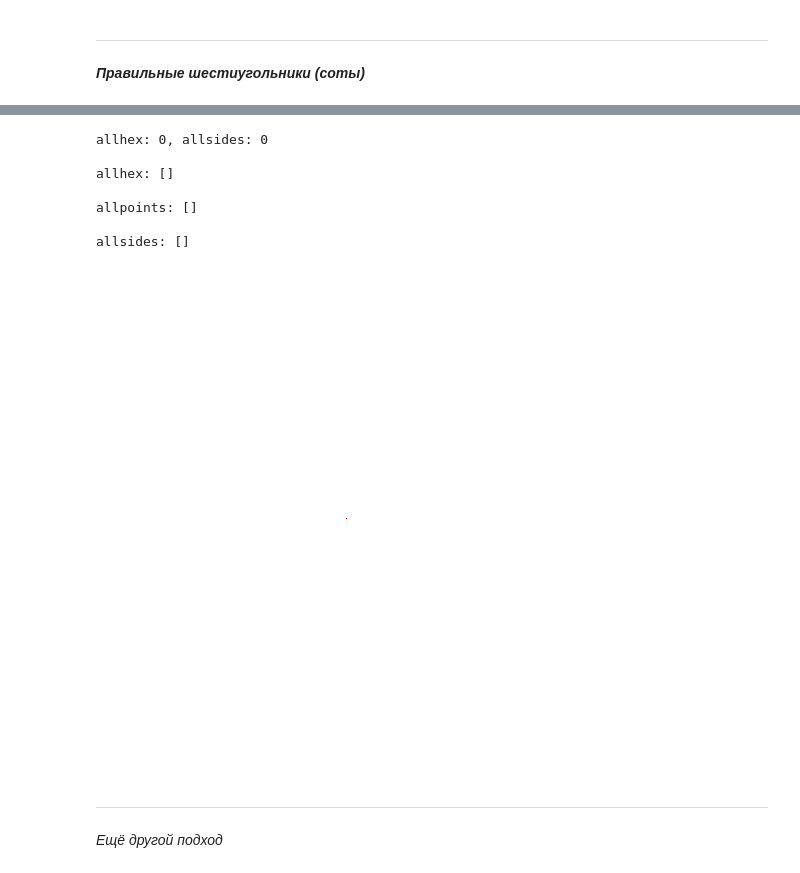
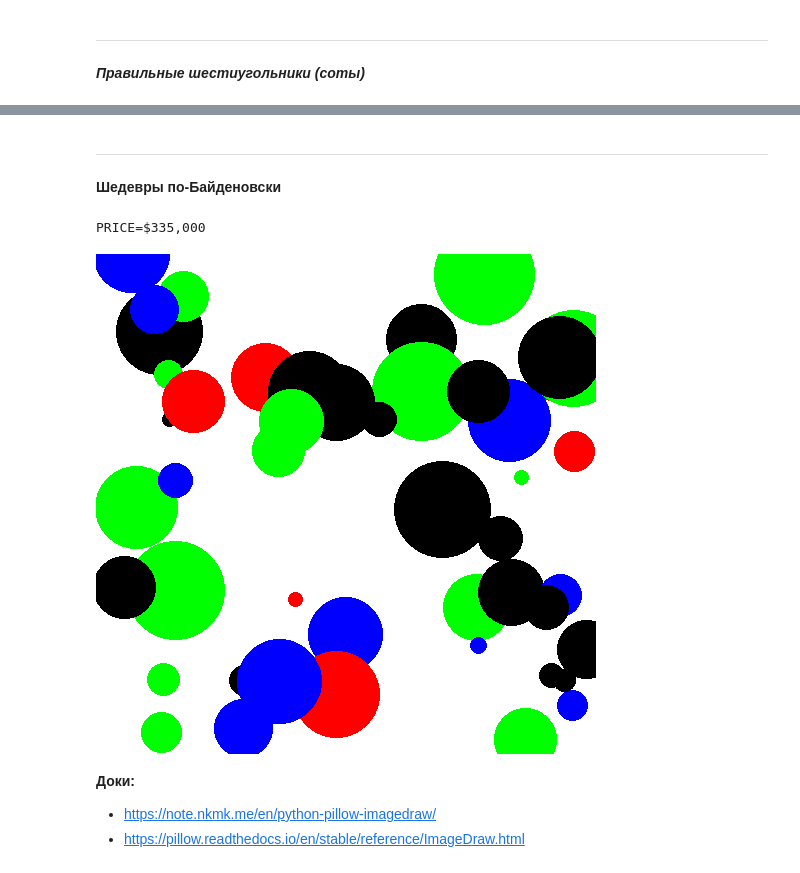
Before and after one commit to mykespb/edu, a Jupyter notebook: condabooks/pystart-graphics-03.ipynb, the cells around one changed output, grey strips where cells are left out. Drawn from its saved outputs; the diff is of its cells as text; code cells hidden in the pictures.

```diff
--- a/condabooks/pystart-graphics-03.ipynb
+++ b/condabooks/pystart-graphics-03.ipynb
@@ -438,14 +340,9 @@ allpoints: [(-2.5, -2.186), (-2.5, -2.078), (-2.5, -1.938), (-2.5, -1.83), (-2.5
 # %%
-# run it all
-SCALE = 50.
-SIZE = 500
+# запуск
 im = Image.new('RGB', (SIZE, SIZE), WHITE)
 draw = ImageDraw.Draw(im)
 
-for otr in allsides:
-    #print(otr)
-    sotr = otr[0][0]*SCALE, otr[0][1]*SCALE, otr[1][0]*SCALE, otr[1][1]*SCALE
-    draw.line(sotr, fill=BLACK, width=1)
+drawall()
 
 #im.show()
 im.save('pil-cp07.jpg', quality=95)
@@ -563,29 +352,38 @@ gohex(start, start)
-# %%
-print(f"allhex: {len(allhex)}, allsides: {len(allsides)}")
-print("\nallhex:", sorted(allhex))
-print("\nallpoints:", sorted(allpoints))
-print("\nallsides:", sorted(allsides))
-# %% [output]
-allhex: 0, allsides: 0
-
-allhex: []
-
-allpoints: []
-
-allsides: []
+# %% [markdown]
+---
+__Шедевры по-Байденовски__
+# %%
+# подготовка
+import random
+ri = random.randint
+rc = random.choice
+
+k = 250
+colors = ((0, 0, 0), (255, 0, 0), (0, 255, 0), (0, 0, 255), (0, 0, 0))
+LMIN = 0
+LMAX = 500
+
+def biden():
+    x = ri(-k, k)
+    y = ri(-k, k)
+    r = ri(5, 50)
+    c = rc(colors)
+    draw.ellipse((k+x-r, k+y-r, k+x+r, k+y+r), fill=c)
+
+def bidens(n=10):
+    for i in range(n):
+        biden()
 # %%
-# run it all
+# запуск
 im = Image.new('RGB', (SIZE, SIZE), WHITE)
 draw = ImageDraw.Draw(im)
 
-showhex()
-#showall()
+print(f"PRICE=${ri(100, 500)},000")
+bidens(50)
 
 #im.show()
-im.save('pil-cp07.jpg', quality=95)
+im.save('pil-cp08.jpg', quality=95)
 im
 # %% [output]
+PRICE=$335,000
-[figure, old version]
+[figure, new version]
-# %% [markdown]
----
-_Ещё другой подход_
@@ -593,0 +390,4 @@ pass
+# %% [markdown]
+__Доки:__
+* https://note.nkmk.me/en/python-pillow-imagedraw/
+* https://pillow.readthedocs.io/en/stable/reference/ImageDraw.html
```
Also changed, not shown: parts of 26 cells of this notebook, 1 other file.
